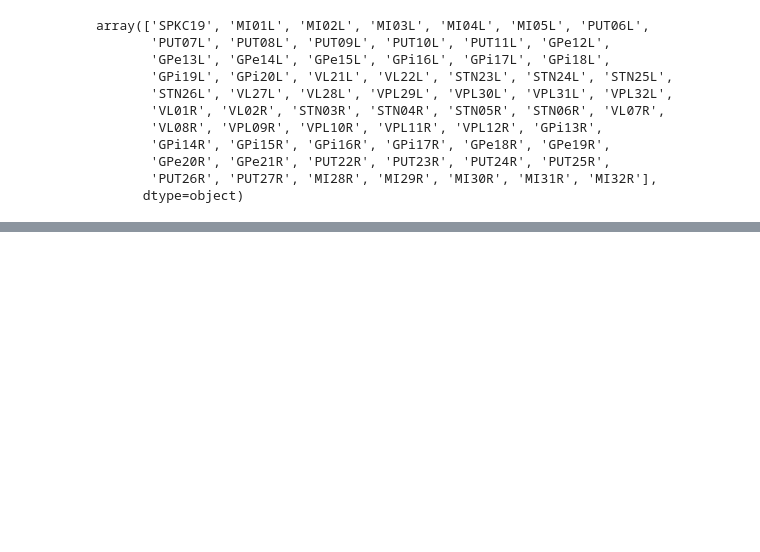
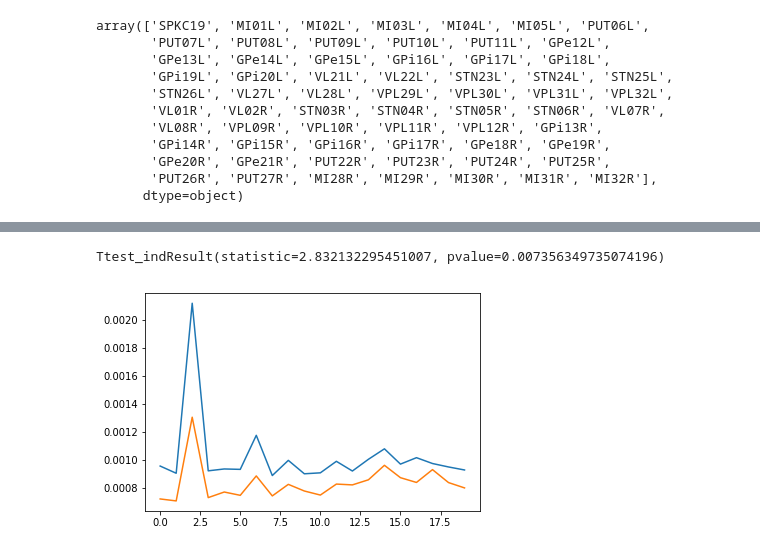
Before and after one commit to chyumin/isd, a Jupyter notebook: final_project/Final project.ipynb, the cells around one changed output, grey strips where cells are left out. Cells and saved outputs as stored; diff of their text form; code cells hidden in the pictures; blank space fills up the shorter version.

```diff
--- a/final_project/Final project.ipynb
+++ b/final_project/Final project.ipynb
@@ -103,7 +99,7 @@ d = {
 
 m1_left = np.array([injuried_data.lfp_samples[i] for i in d.get('MI_L')])
 put_left = np.array([injuried_data.lfp_samples[i] for i in d.get('PUT_L')])
-gpe_left = np.array([injuried_data.lfp_samples[i] for i in d.Lget('GPE_L')])
+gpe_left = np.array([injuried_data.lfp_samples[i] for i in d.get('GPE_L')])
 gpi_left = np.array([injuried_data.lfp_samples[i] for i in d.get('GPI_L')])
 
 m1_right = np.array([injuried_data.lfp_samples[i] for i in d.get('MI_R')])
@@ -121,0 +130,7 @@ for time_start in time_starts:
+# %%
+plt.plot(gpe_left_rms)
+plt.plot(gpe_right_rms)
+ttest_ind(gpe_left_rms, gpe_right_rms)
+# %% [output]
+Ttest_indResult(statistic=2.832132295451007, pvalue=0.007356349735074196)
+[figure, added]
```
Also changed, not shown: parts of 7 cells of this notebook.
